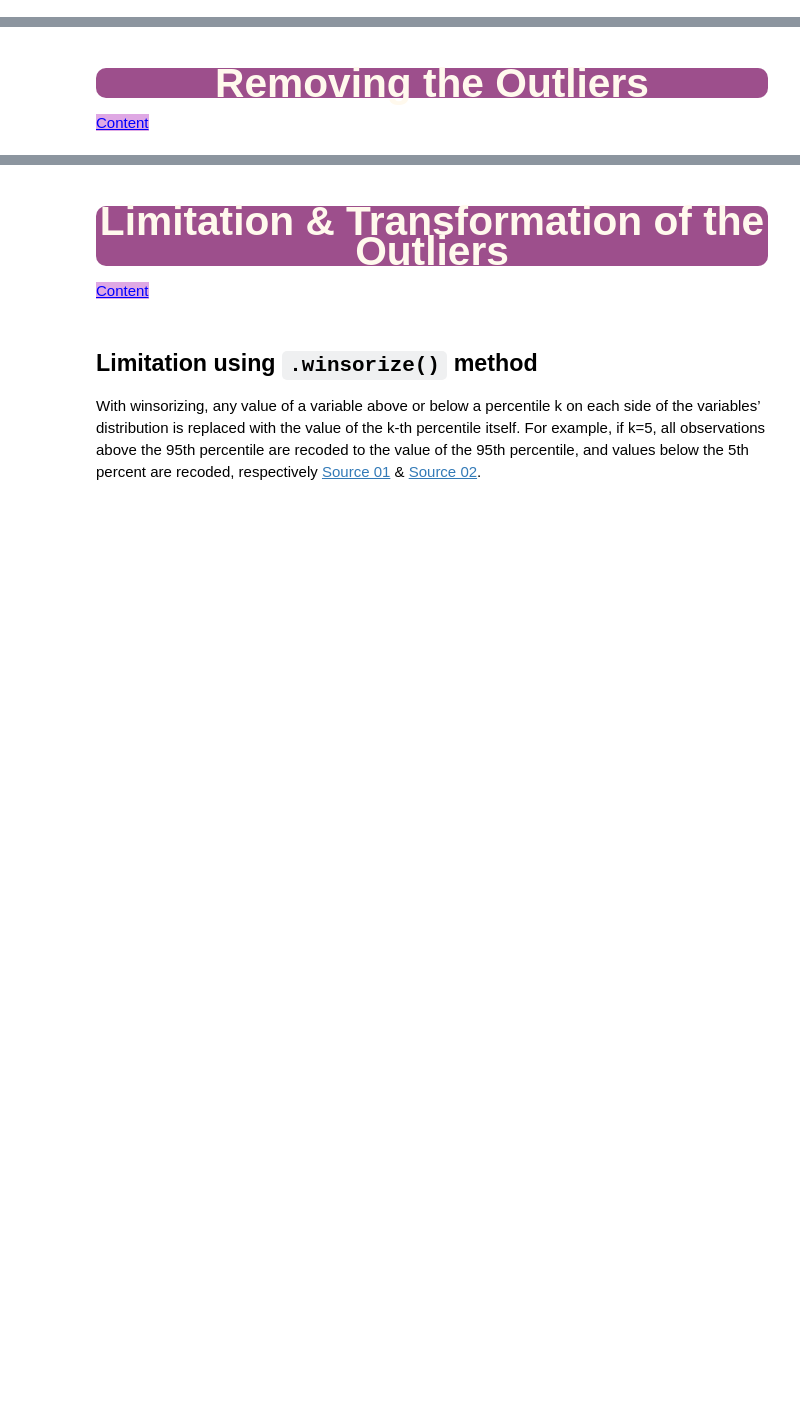
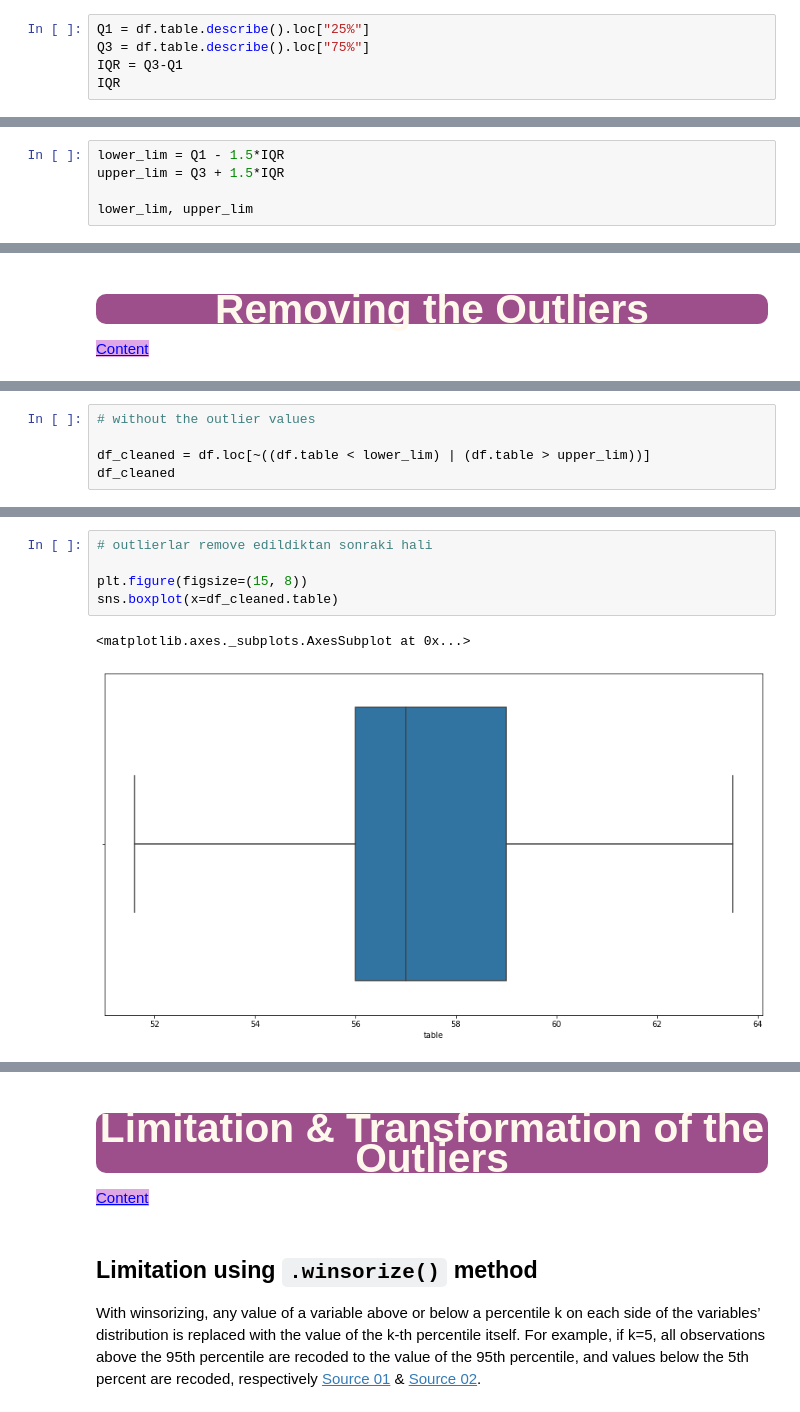
Before and after one commit to tadanur/Python-Assignments, a Jupyter notebook: DAwPy_S8_(Handling_with_Outliers)_student.ipynb, the cells around one changed output, grey strips where cells are left out. Saved outputs shown, nothing was run; the diff lists cells and outputs as text; blank space fills up the shorter version.

```diff
--- a/DAwPy_S8_(Handling_with_Outliers)_student.ipynb
+++ b/DAwPy_S8_(Handling_with_Outliers)_student.ipynb
@@ -88,0 +258,5 @@ style="color:blue; background-color:#dfa8e4" data-toggle="popover">Content</a>
+# %%
+Q1 = df.table.describe().loc["25%"]
+Q3 = df.table.describe().loc["75%"]
+IQR = Q3-Q1
+IQR
@@ -88,0 +265,5 @@ style="color:blue; background-color:#dfa8e4" data-toggle="popover">Content</a>
+# %%
+lower_lim = Q1 - 1.5*IQR
+upper_lim = Q3 + 1.5*IQR
+
+lower_lim, upper_lim
@@ -94,0 +315,5 @@ style="color:blue; background-color:#dfa8e4" data-toggle="popover">Content</a>
+# %%
+# without the outlier values
+
+df_cleaned = df.loc[~((df.table < lower_lim) | (df.table > upper_lim))]
+df_cleaned
@@ -94,0 +352,8 @@ style="color:blue; background-color:#dfa8e4" data-toggle="popover">Content</a>
+# %%
+# outlierlar remove edildiktan sonraki hali
+
+plt.figure(figsize=(15, 8))
+sns.boxplot(x=df_cleaned.table)
+# %% [output]
+<matplotlib.axes._subplots.AxesSubplot at 0x...>
+[figure, added]
```
Also changed, not shown: parts of 43 cells of this notebook.
